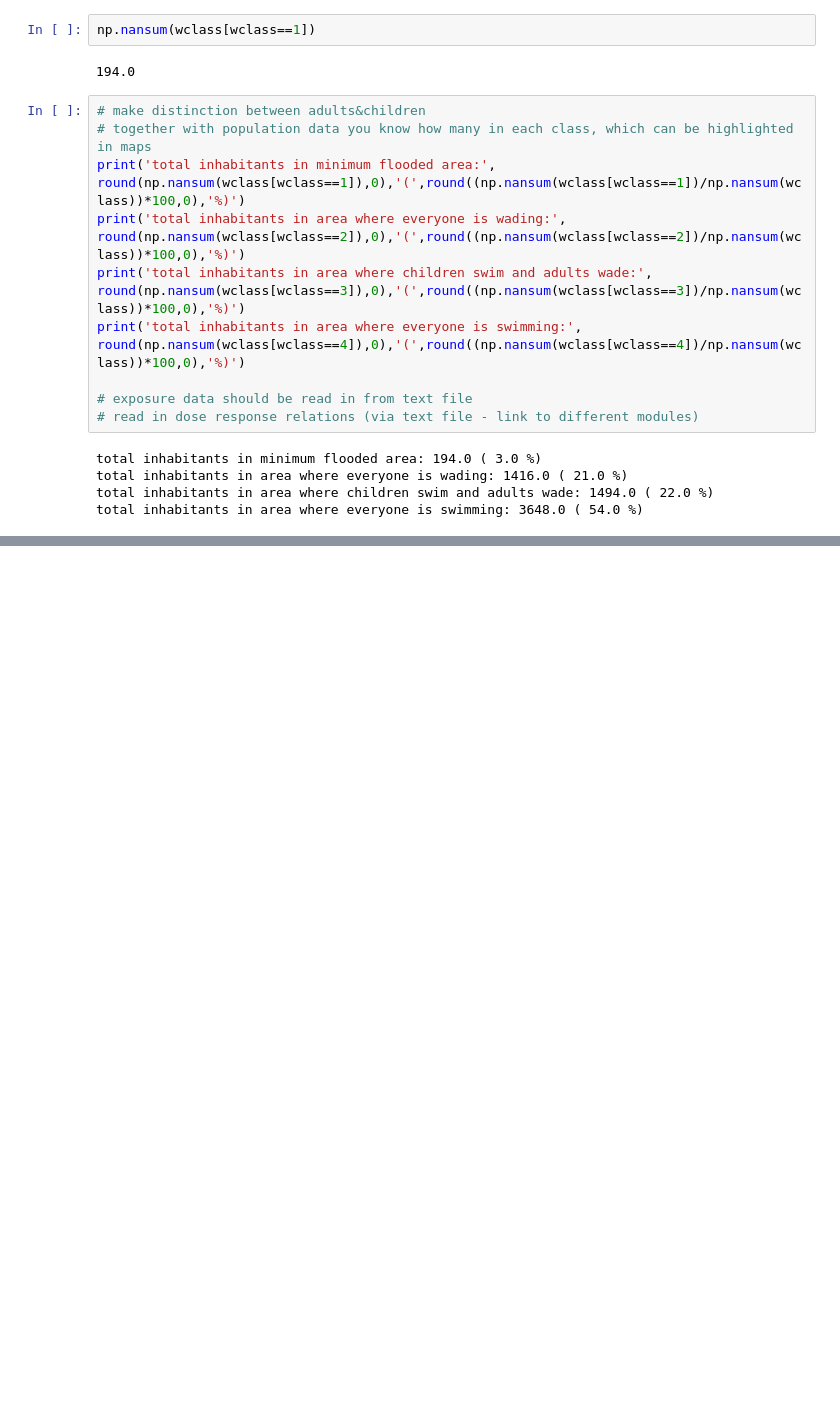
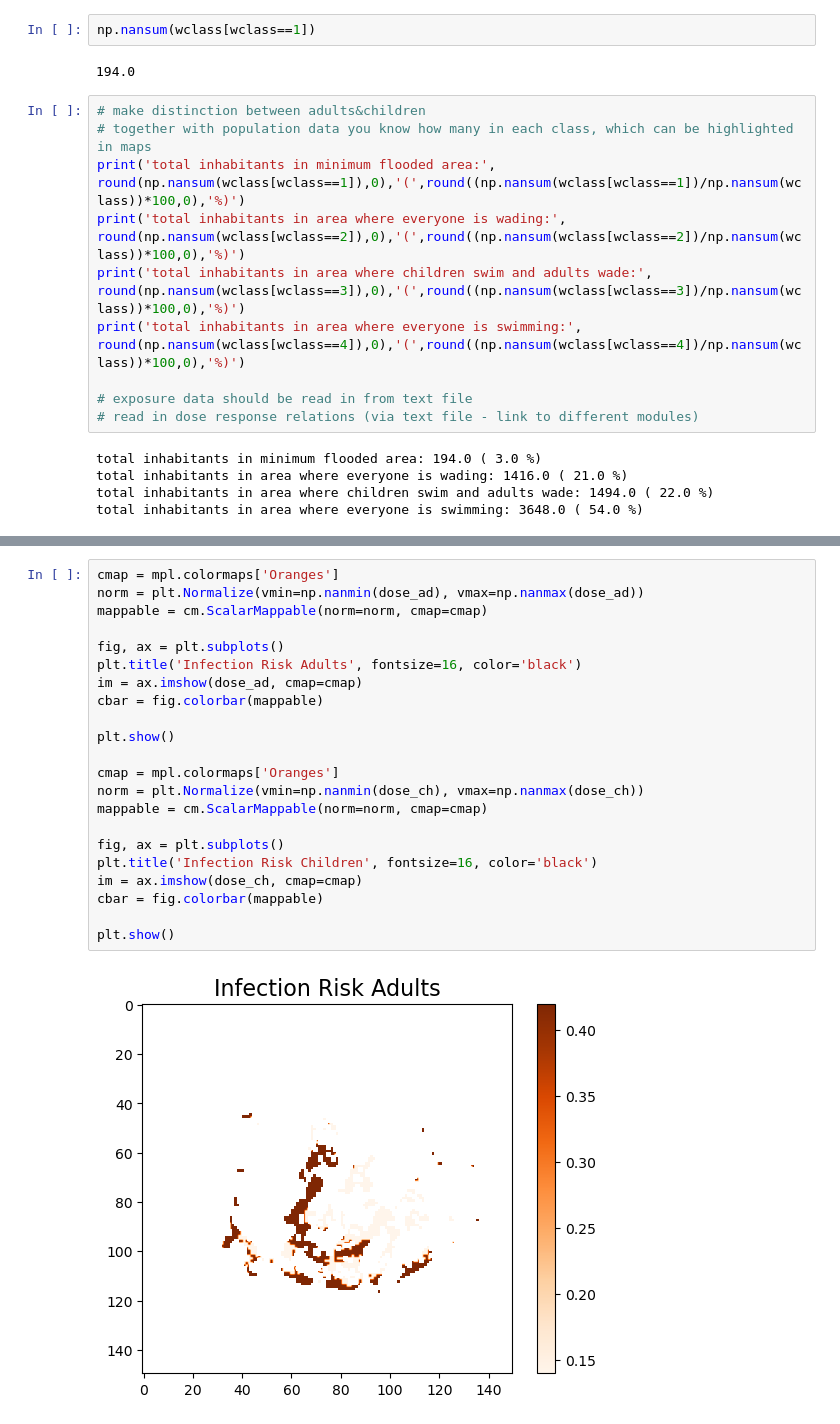
Before and after one commit to Deltares-research/FloodsAndHealthTool, a Jupyter notebook: floodhealth/sprint1_VH.ipynb, the cells around one changed output, grey strips where cells are left out. Drawn from its saved outputs; the diff is of its cells as text; blank space fills up the shorter version.

```diff
--- a/floodhealth/sprint1_VH.ipynb
+++ b/floodhealth/sprint1_VH.ipynb
@@ -183,0 +324,24 @@ total inhabitants in area where everyone is swimming: 3648.0 ( 54.0 %)
+# %%
+cmap = mpl.colormaps['Oranges']
+norm = plt.Normalize(vmin=np.nanmin(dose_ad), vmax=np.nanmax(dose_ad))
+mappable = cm.ScalarMappable(norm=norm, cmap=cmap)
+
+fig, ax = plt.subplots()
+plt.title('Infection Risk Adults', fontsize=16, color='black')
+im = ax.imshow(dose_ad, cmap=cmap)
+cbar = fig.colorbar(mappable)
+
+plt.show()
+
+cmap = mpl.colormaps['Oranges']
+norm = plt.Normalize(vmin=np.nanmin(dose_ch), vmax=np.nanmax(dose_ch))
+mappable = cm.ScalarMappable(norm=norm, cmap=cmap)
+
+fig, ax = plt.subplots()
+plt.title('Infection Risk Children', fontsize=16, color='black')
+im = ax.imshow(dose_ch, cmap=cmap)
+cbar = fig.colorbar(mappable)
+
+plt.show()
+# %% [output]
+[figure, added]
```
Also changed, not shown: parts of 15 cells of this notebook, 3 other files.
